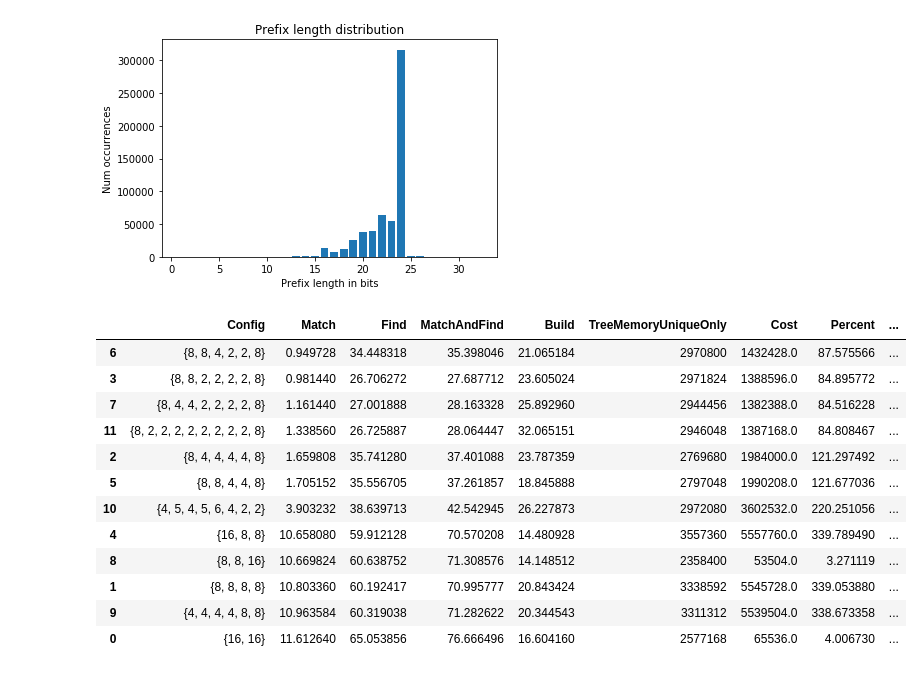
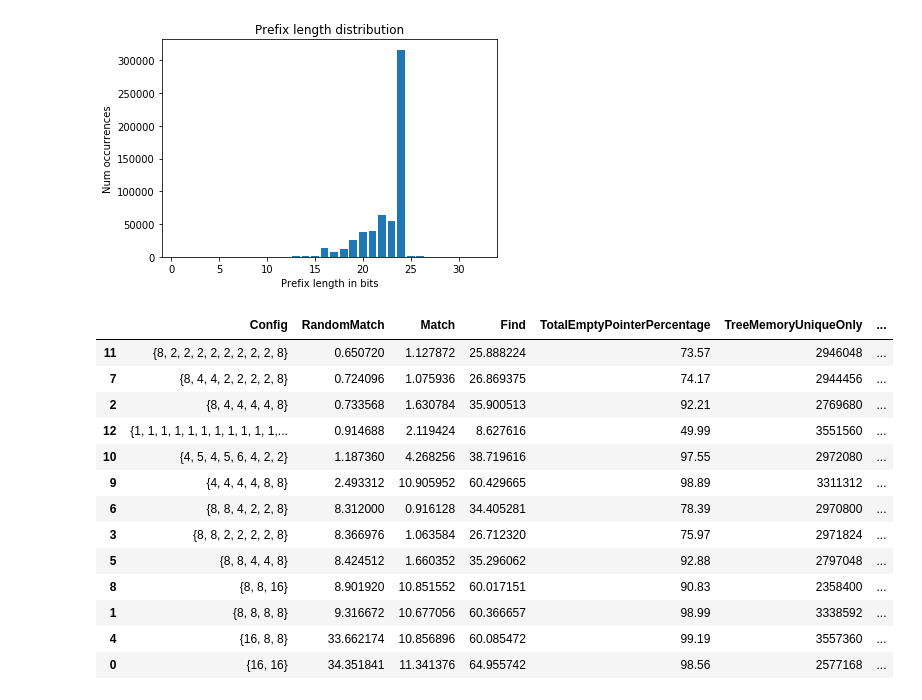
Before and after one commit to matrackif/TrieStrides, a Jupyter notebook: flavors_data_analysis.ipynb, the cells around one changed output. Drawn from its saved outputs; the diff is of its cells as text; code cells hidden in the pictures.

```diff
--- a/flavors_data_analysis.ipynb
+++ b/flavors_data_analysis.ipynb
@@ -33,17 +33,41 @@ plot_prefix_distribution(prefixes_tokyo)
 # %% [output]
 [figure]
 # %%
+def get_empty_node_stats(tree_levels, strides):
+    # Calculate number of empty child pointers in all nodes at each level
+    # For example, if we have 100 nodes in level 1 (second level)
+    # And the config for root node is 8, then it means the root node has 2^8 - 100 empty/null child pointers
+    # TODO move this to utils.get_stats()
+    num_empty_pointers_per_lvl = []
+    percentage_empty_pointers_per_lvl = []
+    total_num_pointers = 0
+    for i in range(len(tree_levels) - 1):
+        total_num_pointers_in_curr_lvl = tree_levels[i] * (2 ** strides[i])
+        num_empty_pointers_in_curr_lvl = total_num_pointers_in_curr_lvl - tree_levels[i + 1]
+        total_num_pointers += total_num_pointers_in_curr_lvl
+        num_empty_pointers_per_lvl.append(num_empty_pointers_in_curr_lvl)
+        percentage_empty_pointers_per_lvl.append(float(round(100 * num_empty_pointers_in_curr_lvl / total_num_pointers_in_curr_lvl, 2)))
+    total_empty_pointer_percentage = float(round(100 * sum(num_empty_pointers_per_lvl) / total_num_pointers, 2))
+    return num_empty_pointers_per_lvl, percentage_empty_pointers_per_lvl, total_empty_pointer_percentage
+
+
+
 def append_stats(row: pd.Series, nodes: list):
     strides = row['Config'].replace('{', ' ').replace('}',' ').replace(',',' ').split()
     strides = [int(x) for x in strides]
+    tree_levels = row['TreeLevels'].replace('{', ' ').replace('}',' ').replace(',',' ').split()
+    tree_levels = [int(x) for x in tree_levels]
+    num_empty_pointers_per_lvl, percentage_empty_pointers_per_lvl, total_empty_pointer_percentage = get_empty_node_stats(tree_levels, strides)
+    num_empty_pointers_per_lvl = str(num_empty_pointers_per_lvl)
+    percentage_empty_pointers_per_lvl = str(percentage_empty_pointers_per_lvl)
     tmp, strides_nodes, cost, percent = utils.get_stats(nodes, strides, ignore_last_level=True)
     build_and_find = float(row['Build']) + float(row['Find'])
     build_and_match = float(row['Build']) + float(row['Match'])
     match_and_find = float(row['Match']) + float(row['Find'])
-    return pd.Series([cost, percent, build_and_find, build_and_match, match_and_find])
+    return pd.Series([cost, percent, build_and_find, build_and_match, match_and_find, num_empty_pointers_per_lvl, percentage_empty_pointers_per_lvl, total_empty_pointer_percentage])
 
 def append_stats_to_df(df: pd.DataFrame):
-    newcol_names = ['Cost', 'Percent', 'BuildAndFind', 'BuildAndMatch', 'MatchAndFind']
+    newcol_names = ['Cost', 'Percent', 'BuildAndFind', 'BuildAndMatch', 'MatchAndFind', 'EmptyPointerLevels', 'PercentEmptyPointerLevels', 'TotalEmptyPointerPercentage']
     # For now assume Tokyo dataset
     newcols = df.apply(lambda row: append_stats(row, node_counts_tokyo), axis=1)
     newcols.columns = newcol_names
@@ -55,18 +88,19 @@ results_equal_dist = append_stats_to_df(results_equal_dist)
 # %%
-results_wolant = results_wolant.sort_values('Match')
-results_wolant[['Config', 'Match', 'Find', 'MatchAndFind', 'Build', 'TreeMemoryUniqueOnly', 'Cost', 'Percent', 'ChildrenMemory', 'ContainerStartsMemory', 'ContainerLengthsMemory']]
+results_wolant = results_wolant.sort_values('RandomMatch')
+results_wolant[['Config', 'RandomMatch', 'Match', 'Find', 'TotalEmptyPointerPercentage', 'TreeMemoryUniqueOnly', 'ContainerStartsMemory', 'ContainerLengthsMemory', 'ChildrenMemory', 'Percent', 'PercentEmptyPointerLevels', 'Build', 'TreeLevels', 'EmptyPointerLevels']]
 # %% [output]
-|  | Config | Match | Find | MatchAndFind | Build | TreeMemoryUniqueOnly | Cost | Percent | ... |
-| 6 | {8, 8, 4, 2, 2, 8} | 0.949728 | 34.448318 | 35.398046 | 21.065184 | 2970800 | 1432428.0 | 87.575566 | ... |
-| 3 | {8, 8, 2, 2, 2, 2, 8} | 0.981440 | 26.706272 | 27.687712 | 23.605024 | 2971824 | 1388596.0 | 84.895772 | ... |
-| 7 | {8, 4, 4, 2, 2, 2, 2, 8} | 1.161440 | 27.001888 | 28.163328 | 25.892960 | 2944456 | 1382388.0 | 84.516228 | ... |
-| 11 | {8, 2, 2, 2, 2, 2, 2, 2, 2, 8} | 1.338560 | 26.725887 | 28.064447 | 32.065151 | 2946048 | 1387168.0 | 84.808467 | ... |
-| 2 | {8, 4, 4, 4, 4, 8} | 1.659808 | 35.741280 | 37.401088 | 23.787359 | 2769680 | 1984000.0 | 121.297492 | ... |
-| 5 | {8, 8, 4, 4, 8} | 1.705152 | 35.556705 | 37.261857 | 18.845888 | 2797048 | 1990208.0 | 121.677036 | ... |
-| 10 | {4, 5, 4, 5, 6, 4, 2, 2} | 3.903232 | 38.639713 | 42.542945 | 26.227873 | 2972080 | 3602532.0 | 220.251056 | ... |
-| 4 | {16, 8, 8} | 10.658080 | 59.912128 | 70.570208 | 14.480928 | 3557360 | 5557760.0 | 339.789490 | ... |
-| 8 | {8, 8, 16} | 10.669824 | 60.638752 | 71.308576 | 14.148512 | 2358400 | 53504.0 | 3.271119 | ... |
-| 1 | {8, 8, 8, 8} | 10.803360 | 60.192417 | 70.995777 | 20.843424 | 3338592 | 5545728.0 | 339.053880 | ... |
-| 9 | {4, 4, 4, 4, 8, 8} | 10.963584 | 60.319038 | 71.282622 | 20.344543 | 3311312 | 5539504.0 | 338.673358 | ... |
-| 0 | {16, 16} | 11.612640 | 65.053856 | 76.666496 | 16.604160 | 2577168 | 65536.0 | 4.006730 | ... |
+|  | Config | RandomMatch | Match | Find | TotalEmptyPointerPercentage | TreeMemoryUniqueOnly | ... |
+| 11 | {8, 2, 2, 2, 2, 2, 2, 2, 2, 8} | 0.650720 | 1.127872 | 25.888224 | 73.57 | 2946048 | ... |
+| 7 | {8, 4, 4, 2, 2, 2, 2, 8} | 0.724096 | 1.075936 | 26.869375 | 74.17 | 2944456 | ... |
+| 2 | {8, 4, 4, 4, 4, 8} | 0.733568 | 1.630784 | 35.900513 | 92.21 | 2769680 | ... |
+| 12 | {1, 1, 1, 1, 1, 1, 1, 1, 1, 1, 1,... | 0.914688 | 2.119424 | 8.627616 | 49.99 | 3551560 | ... |
+| 10 | {4, 5, 4, 5, 6, 4, 2, 2} | 1.187360 | 4.268256 | 38.719616 | 97.55 | 2972080 | ... |
+| 9 | {4, 4, 4, 4, 8, 8} | 2.493312 | 10.905952 | 60.429665 | 98.89 | 3311312 | ... |
+| 6 | {8, 8, 4, 2, 2, 8} | 8.312000 | 0.916128 | 34.405281 | 78.39 | 2970800 | ... |
+| 3 | {8, 8, 2, 2, 2, 2, 8} | 8.366976 | 1.063584 | 26.712320 | 75.97 | 2971824 | ... |
+| 5 | {8, 8, 4, 4, 8} | 8.424512 | 1.660352 | 35.296062 | 92.88 | 2797048 | ... |
+| 8 | {8, 8, 16} | 8.901920 | 10.851552 | 60.017151 | 90.83 | 2358400 | ... |
+| 1 | {8, 8, 8, 8} | 9.316672 | 10.677056 | 60.366657 | 98.99 | 3338592 | ... |
+| 4 | {16, 8, 8} | 33.662174 | 10.856896 | 60.085472 | 99.19 | 3557360 | ... |
+| 0 | {16, 16} | 34.351841 | 11.341376 | 64.955742 | 98.56 | 2577168 | ... |
 # %%
```
Also changed, not shown: parts of 5 cells of this notebook, 3 other files.
